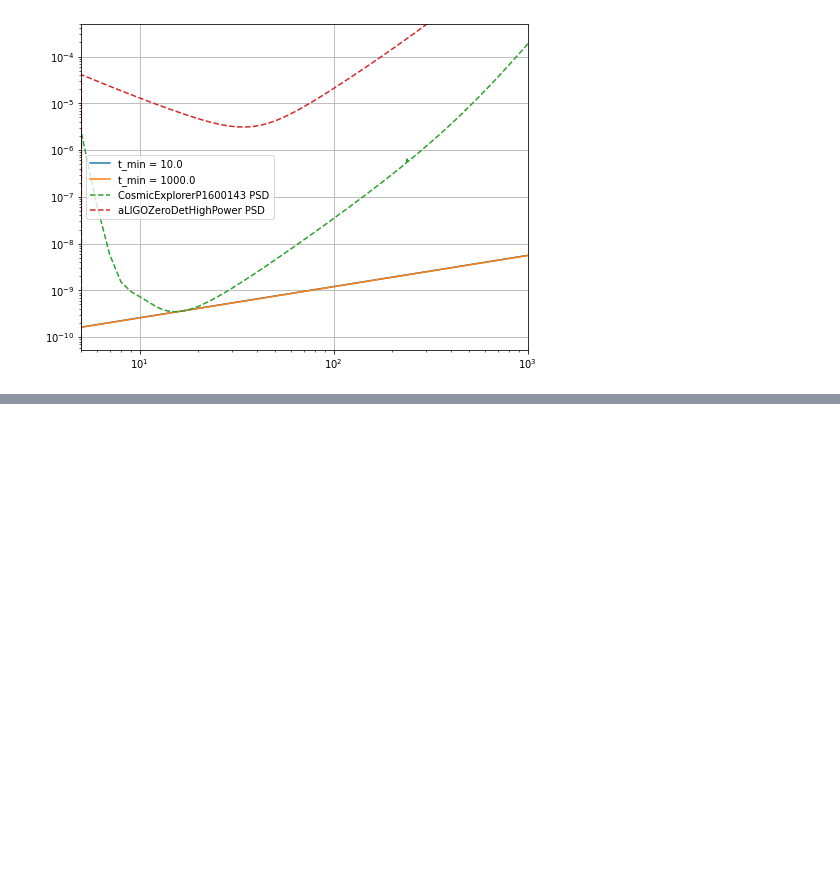
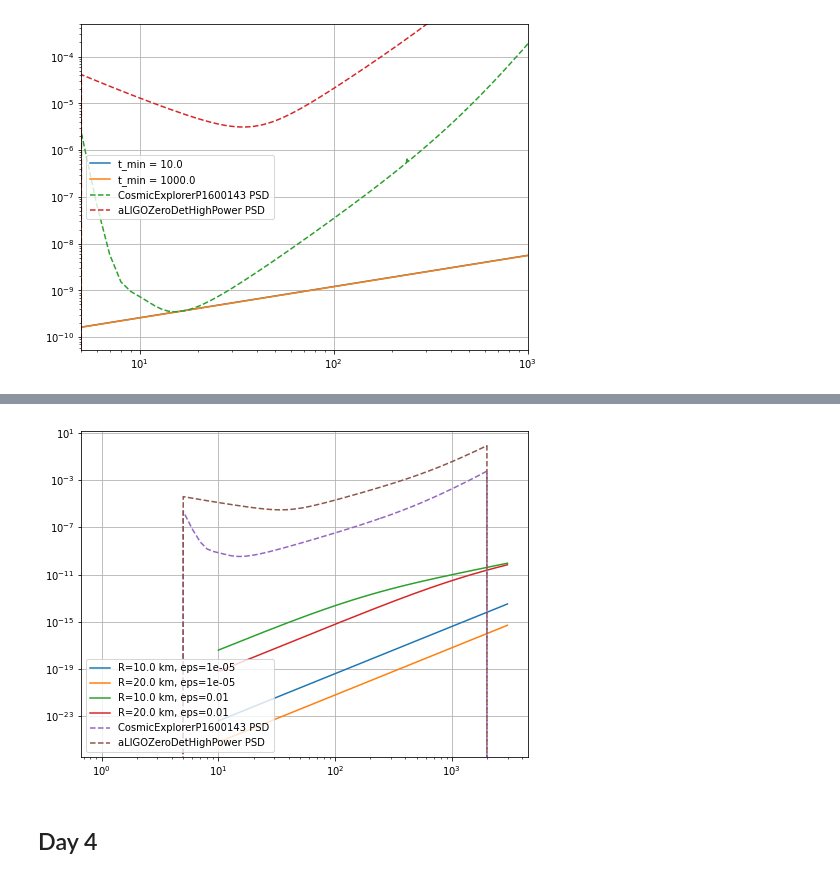
Before and after one commit to uddeepta-deka/SGWB_astrophysical, a Jupyter notebook: tutorials.ipynb, the cells around one changed output, grey strips where cells are left out. Cells and saved outputs as stored; diff of their text form; code cells hidden in the pictures; blank space fills up the shorter version.

```diff
--- a/tutorials.ipynb
+++ b/tutorials.ipynb
@@ -271,0 +375,49 @@ Using Delta Function distribution
+# %%
+def omega_GW_magnetars(f_arr, lambda_frac, dEdf_function, extra_args=dict()):
+    """
+    Function to calculate omega_gw given the the dEdf
+    distribution. Also takes extra_args that go into the
+    the dEdf function.
+    """
+
+    f_arr = np.asarray(f_arr) * u.Hz
+    result = np.zeros_like(f_arr.value)
+    z = np.linspace(0.01, 20, 10000)
+    delta_z = z[1] - z[0]
+
+    for index, freq in tqdm(enumerate(f_arr)):
+        prefactor = freq / (Planck18.critical_density0 * Planck18.H0 * constants.c**2)
+        integrand = lambda_frac* Rstar_z(z) / (1 + z) * Planck18.inv_efunc(z) * dEdf_function(freq * (1 + z), **extra_args)
+        result[index] = prefactor * np.sum(integrand) * delta_z
+    return result
+# %%
+plt.figure(figsize=(8,6))
+
+f_arr = np.arange(10, 3000, 5)
+for params in [[1e45, 10, 1e15, 1e-5],
+               [1e45, 20, 1e15, 1e-5],
+               [1e45, 10, 1e15, 1e-2],
+               [1e45, 20, 1e15, 1e-2]]:
+    I, R, B, eps = params
+    I = I *u.g * u.cm ** 2
+    R = R * u.km
+    B = B * u.gauss
+
+    omega = omega_GW_magnetars(f_arr, 1e-7 / u.M_sun, dEdf_magnetars,
+                            dict(I=I, R=R, B=B, eps=eps))
+    plt.loglog(f_arr, omega, label=f"R={R}, eps={eps}")
+
+for name in ["CosmicExplorerP1600143", "aLIGOZeroDetHighPower"]:
+    psd = pycbc.psd.analytical.from_string(name, 2000, 1, 5)
+    psd_data = psd.data / u.Hz
+    psd_frequencies = psd.sample_frequencies * u.Hz
+    psd = (psd_data * (psd_frequencies) ** 3 / constants.G / Planck18.critical_density0).si * np.pi/4
+    plt.plot(psd_frequencies, psd, label=name + " PSD", ls="--")
+
+plt.legend(loc="best")
+#plt.ylim(ymax=1e-10)
+plt.grid()
+# %% [output]
+[figure, added]
+# %% [markdown]
+## Day 4
```
Also changed, not shown: parts of 20 cells of this notebook.
